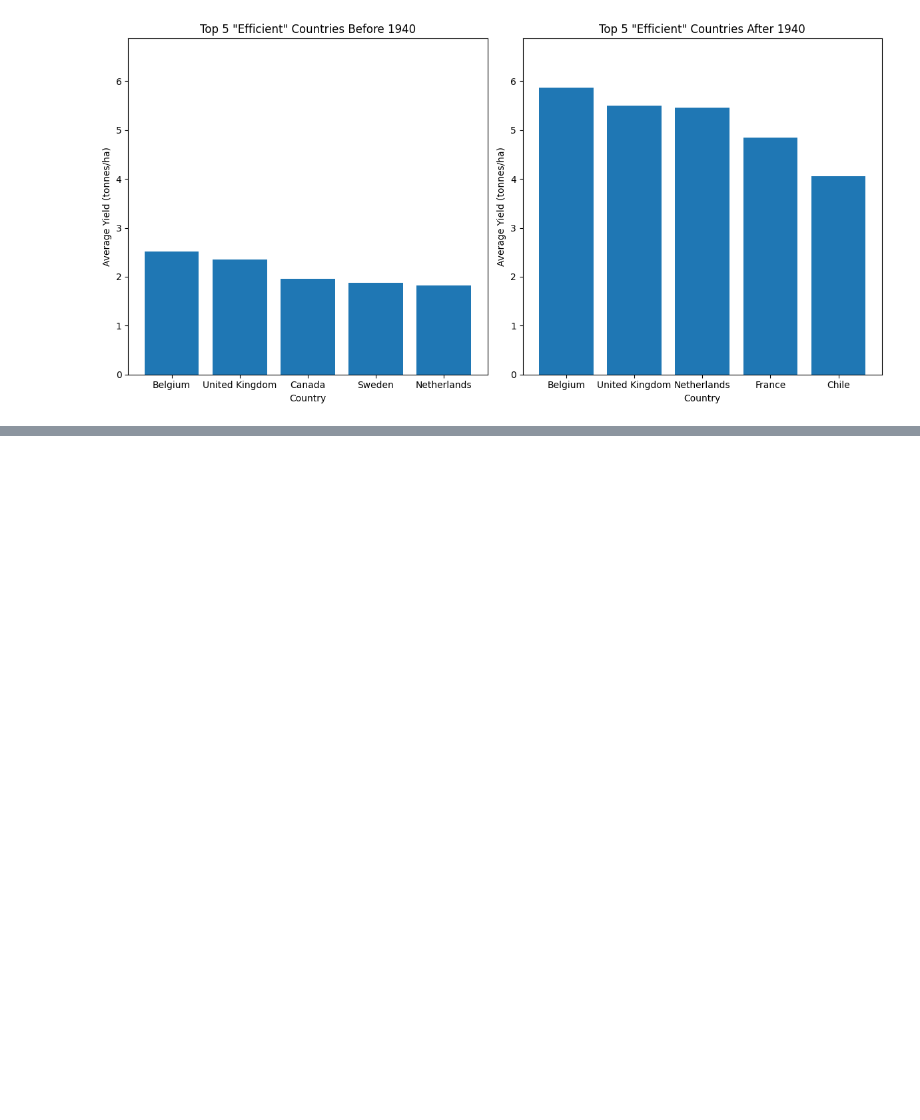
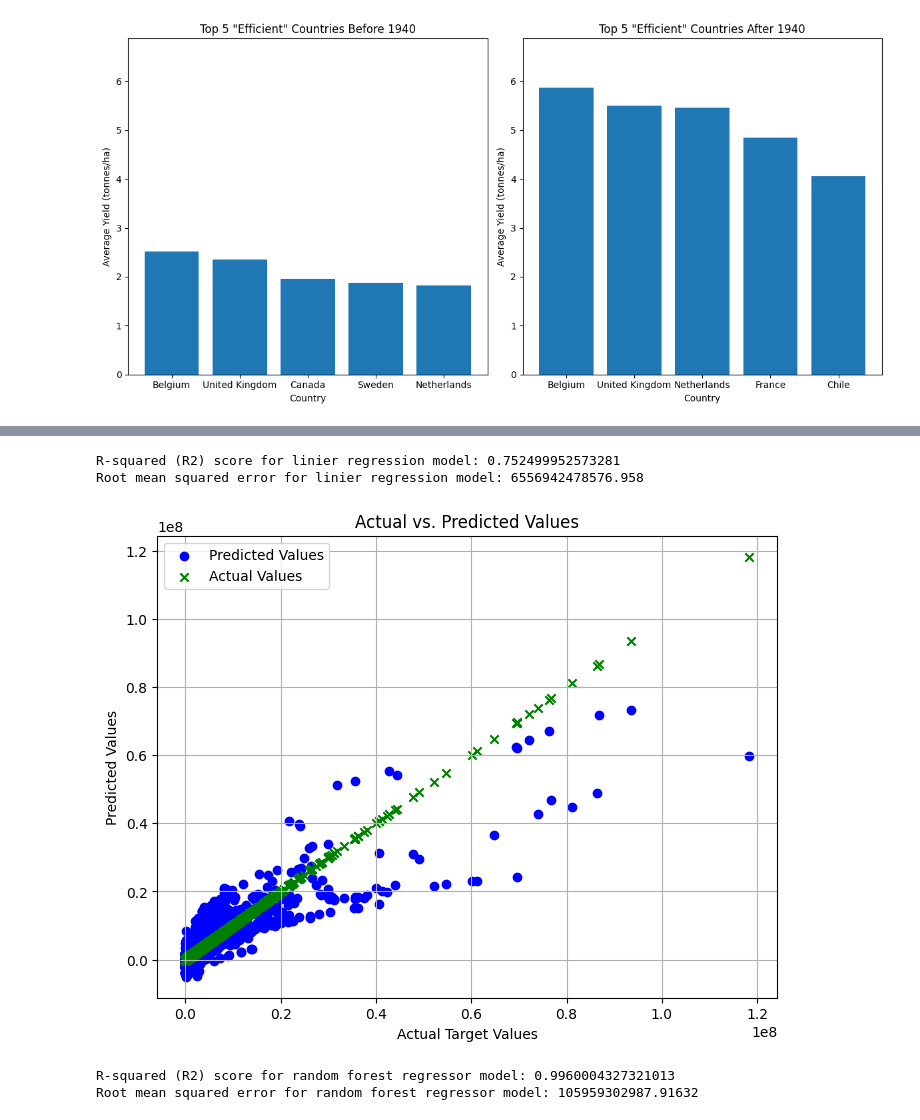
Before and after one commit to emre-ekici2/Group-2-CloudAI, a Jupyter notebook: Crops/CropsFinal.ipynb, the cells around one changed output, grey strips where cells are left out. Drawn from its saved outputs; the diff is of its cells as text; code cells hidden in the pictures; blank space fills up the shorter version.

```diff
--- a/Crops/CropsFinal.ipynb
+++ b/Crops/CropsFinal.ipynb
@@ -375,6 +375,8 @@ plt.tight_layout()
 
 # Show the subplots
 plt.show()
+
+df.drop('year_bin', axis=1, inplace=True)
 # %% [output]
 set_ticklabels() should only be used with a fixed number of ticks, i.e. after set_ticks() or using a FixedLocator.
 
@@ -467,0 +481,9 @@ fig.show()
+# %%
+feature_cols = df_encoded.columns.to_list()
+feature_cols.remove('production')
+
+X = df_encoded[feature_cols]
+y = df_encoded['production']
+print(feature_cols)
+#Split dataset into training set and test set
+X_train, X_test, y_train, y_test = train_test_split(X, y, test_size=0.2) # 80% training and 20% test
@@ -467,0 +507,17 @@ fig.show()
+# %%
+from sklearn.linear_model import LinearRegression
+
+lr_model = LinearRegression()
+
+lr_model.fit(X_train, y_train)
+
+# Assuming you have already trained the lr_model with X_train and y_train
+
+# Make predictions on the test dataset
+lr_y_pred = lr_model.predict(X_test)
+
+# Create a DataFrame to display the actual and predicted 'production' values
+lr_production_predictions = pd.DataFrame({'Actual Production': y_test, 'Predicted Production': lr_y_pred})
+
+# Display the DataFrame
+print(lr_production_predictions)
@@ -467,0 +539,31 @@ fig.show()
+# %%
+from sklearn.metrics import r2_score
+from sklearn.metrics import mean_squared_error
+# Calculate the R-squared (R2) score
+lr_r2 = r2_score(y_test, lr_y_pred)
+lr_mse = mean_squared_error(y_test, lr_y_pred)
+# Print the R2 score
+print(f"R-squared (R2) score for linier regression model: {lr_r2}")
+print(f"Root mean squared error for linier regression model: {lr_mse}")
+# %% [output]
+R-squared (R2) score for linier regression model: 0.752499952573281
+Root mean squared error for linier regression model: 6556942478576.958
+# %%
+# Create a scatter plot with different colors for actual and predicted values
+plt.figure(figsize=(8, 6))
+plt.scatter(y_test, lr_y_pred, color='blue', marker='o', label='Predicted Values')
+
+plt.xlabel('Actual Target Values')
+plt.ylabel('Predicted Values')
+plt.title('Actual vs. Predicted Values')
+plt.grid()
+
+# Plot actual values in a different color
+plt.scatter(y_test, y_test, color='green', marker='x', label='Actual Values')
+
+# Add a legend to the plot
+plt.legend()
+
+plt.show()
+# %% [output]
+[figure, added]
@@ -467,0 +579,10 @@ fig.show()
+# %%
+# Calculate the R-squared (R2) score
+rfr_r2 = r2_score(y_test, rfr_y_pred)
+rfr_mse = mean_squared_error(y_test, rfr_y_pred)
+# Print the R2 score
+print(f"R-squared (R2) score for random forest regressor model: {rfr_r2}")
+print(f"Root mean squared error for random forest regressor model: {rfr_mse}")
+# %% [output]
+R-squared (R2) score for random forest regressor model: 0.9960004327321013
+Root mean squared error for random forest regressor model: 105959302987.91632
```
Also changed, not shown: parts of 10 cells of this notebook, 2 other files.
